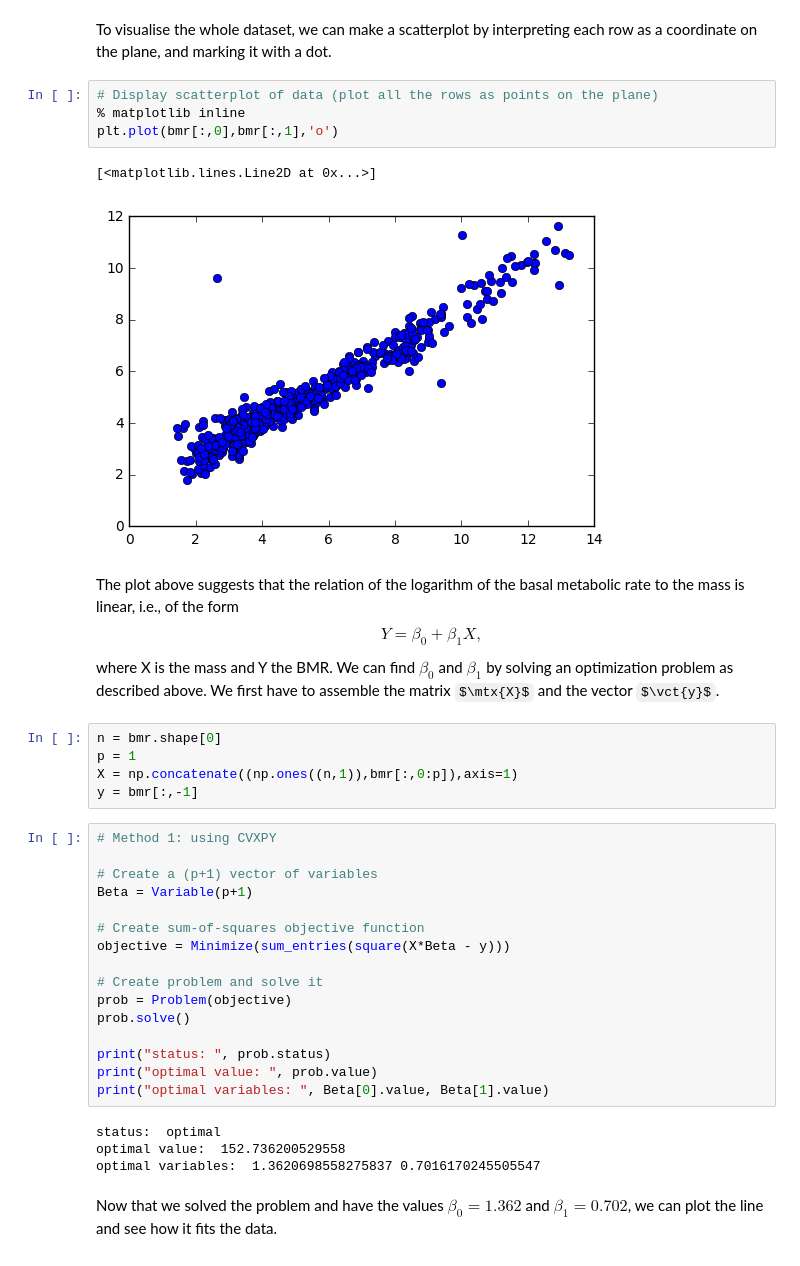
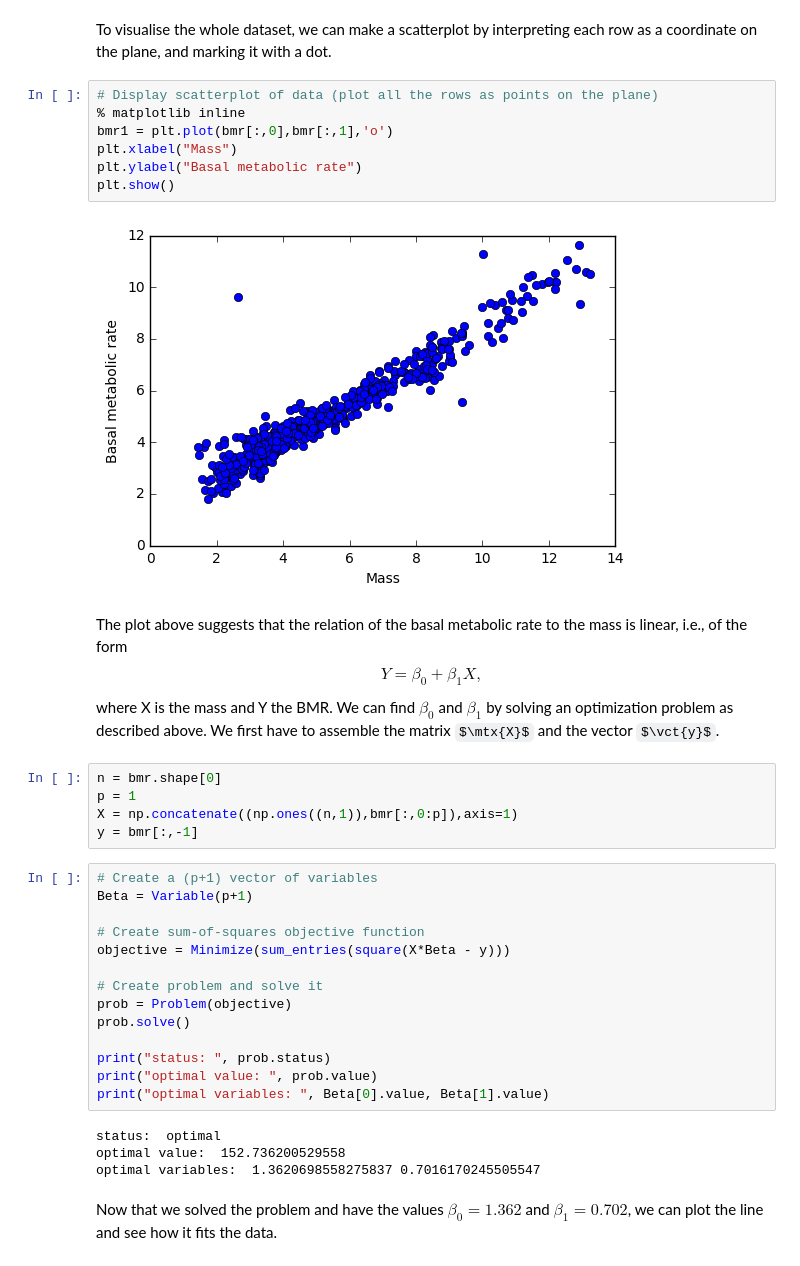
Before and after one commit to lotzma/math36061, a Jupyter notebook: notes/Week 1/cvx_lecture_1.ipynb, the cells around one changed output. Saved outputs shown, nothing was run; the diff lists cells and outputs as text; some formulas as TeX source.

```diff
--- a/notes/Week 1/cvx_lecture_1.ipynb
+++ b/notes/Week 1/cvx_lecture_1.ipynb
@@ -156,12 +169,14 @@ To visualise the whole dataset, we can make a scatterplot by interpreting each r
 # %%
 # Display scatterplot of data (plot all the rows as points on the plane)
 % matplotlib inline
-plt.plot(bmr[:,0],bmr[:,1],'o')
+bmr1 = plt.plot(bmr[:,0],bmr[:,1],'o')
+plt.xlabel("Mass")
+plt.ylabel("Basal metabolic rate")
+plt.show()
 # %% [output]
-[<matplotlib.lines.Line2D at 0x...>]
-[figure, old version]
+[figure, new version]
 # %% [markdown]
-The plot above suggests that the relation of the logarithm of the basal metabolic rate to the mass is linear, i.e., of the form
+The plot above suggests that the relation of the basal metabolic rate to the mass is linear, i.e., of the form
 \begin{equation*}
   Y = \beta_0+\beta_1 X,
 \end{equation*}
@@ -172,8 +187,6 @@ p = 1
 X = np.concatenate((np.ones((n,1)),bmr[:,0:p]),axis=1)
 y = bmr[:,-1]
 # %%
-# Method 1: using CVXPY
-
 # Create a (p+1) vector of variables
 Beta = Variable(p+1)
 
```
Also changed, not shown: parts of 16 cells of this notebook, 31 other files.
